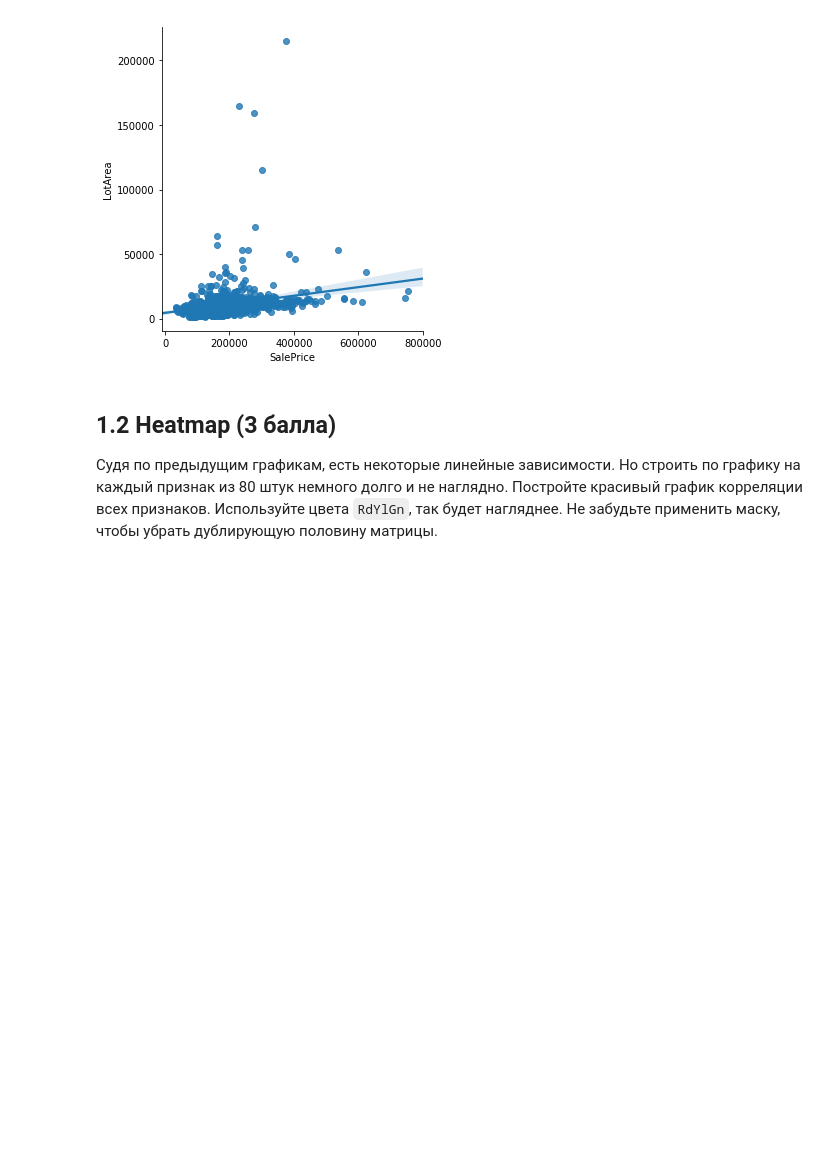
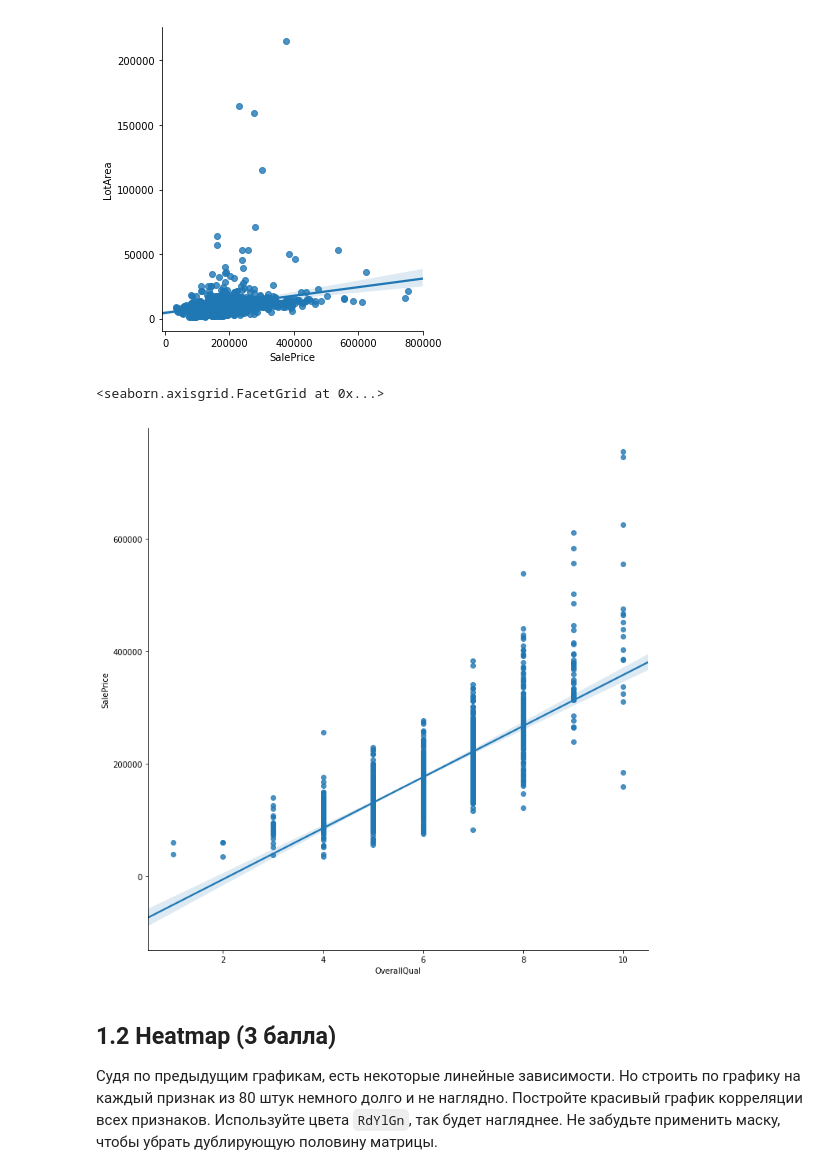
Before and after one commit to KaratsevN/ML-course-by-7-bits, a Jupyter notebook: week6/workshop/week06_workshop_06-01-linear-regression-homework.ipynb, the cells around one changed output. Cells and saved outputs as stored; diff of their text form; code cells hidden in the pictures; blank space fills up the shorter version.

```diff
--- a/week6/workshop/week06_workshop_06-01-linear-regression-homework.ipynb
+++ b/week6/workshop/week06_workshop_06-01-linear-regression-homework.ipynb
@@ -193,6 +208,11 @@ sns.lmplot(data = df, y = 'LotArea', x = 'SalePrice')
 # %% [output]
 <seaborn.axisgrid.FacetGrid at 0x...>
 [figure]
+# %%
+sns.lmplot(x='OverallQual', y='SalePrice', data=df, height = 10)
+# %% [output]
+<seaborn.axisgrid.FacetGrid at 0x...>
+[figure, added]
 # %% [markdown]
 ## 1.2 Heatmap (3 балла)
 
```
Also changed, not shown: parts of 28 cells of this notebook, 4 other files.
